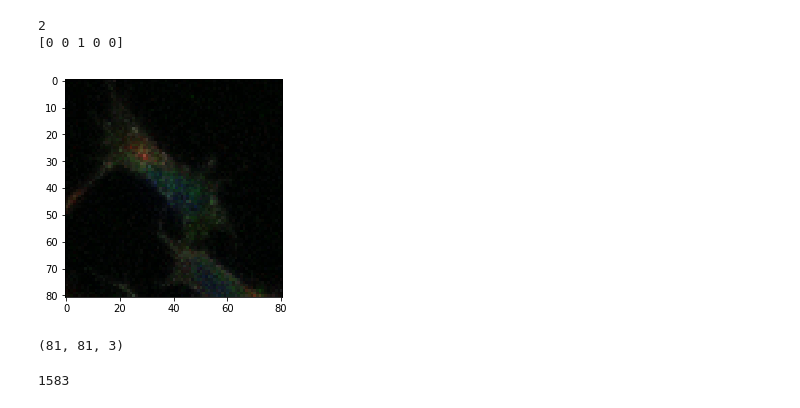
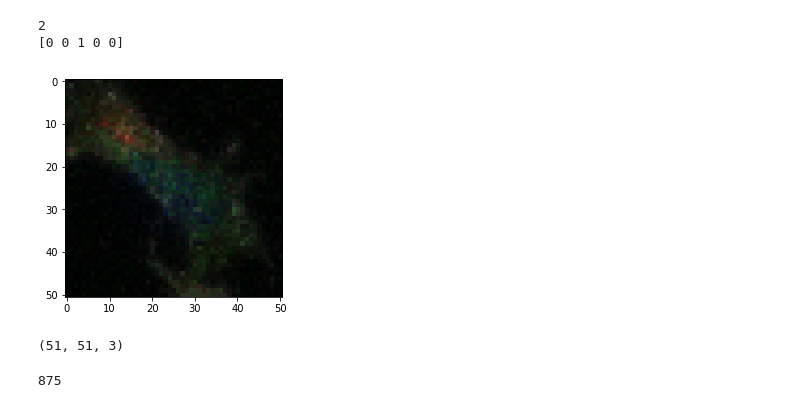
Before and after one commit to PreibischLab/PixelWise_Cell_Classification, a Jupyter notebook: DataPreparation.ipynb, the cells around one changed output. Cells and saved outputs as stored; diff of their text form; code cells hidden in the pictures.

```diff
--- a/DataPreparation.ipynb
+++ b/DataPreparation.ipynb
@@ -104,21 +102,21 @@ def create_training_data():
         except Exception as e:
             print(e)
 # %%
-file_path = 'blocks/20072019_ND9_ND11_DIV0-1_Daam1_aTub_Phallo_16_ch_4_54.tif'
+file_path = 'blocks_25/20072019_ND9_ND11_DIV0-1_Daam1_aTub_Phallo_16_ch_4_54.tif'
 img = cv2.imread(file_path, cv2.IMREAD_COLOR)
 plt.imshow(img)
 plt.show()
 print(img.shape)
 # %% [output]
-[figure, old version]
+[figure, new version]
-(81, 81, 3)
+(51, 51, 3)
 # %%
 training_data = []
-# create_training_data_with_limit(Threshhold, N_categories)
-create_training_data()
+create_training_data_with_limit(Threshhold, N_categories)
+# create_training_data()
 len(training_data)
 # %% [output]
-1583
+875
 # %%
 random.shuffle(training_data)
 # %%
```
Also changed, not shown: parts of 5 cells of this notebook, 2 other files.
